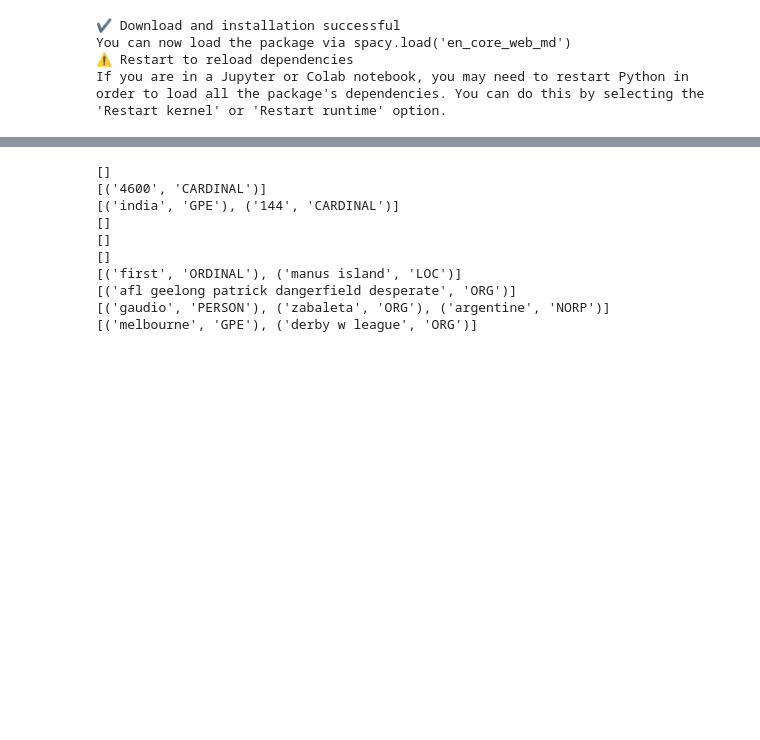
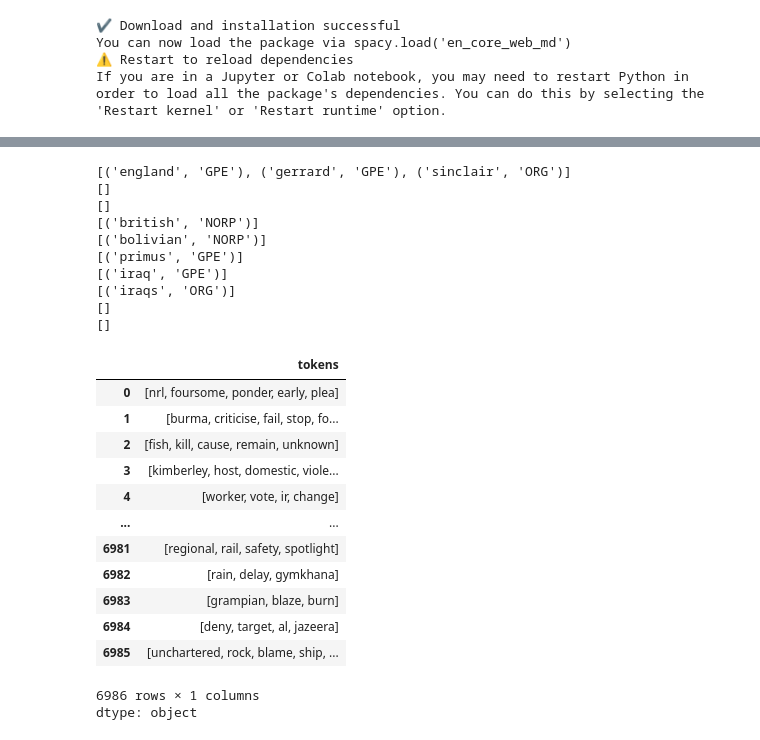
Before and after one commit to almin-byte/million-headlines-topic-modeling, a Jupyter notebook: LDA with gensim and spaCy.ipynb, the cells around one changed output, grey strips where cells are left out. Saved outputs shown, nothing was run; the diff lists cells and outputs as text; code cells hidden in the pictures; blank space fills up the shorter version.

```diff
--- a/LDA with gensim and spaCy.ipynb
+++ b/LDA with gensim and spaCy.ipynb
@@ -54,14 +108,45 @@ test_headlines = np.array(sample.get('headline_text'))
 # %%
+test_headlines = np.array(sample.get('headline_text'))
 for doc in nlp.pipe(test_headlines):
     print([(ent.text, ent.label_) for ent in doc.ents])
 # %% [output]
-[]
-[('4600', 'CARDINAL')]
-[('india', 'GPE'), ('144', 'CARDINAL')]
+[('england', 'GPE'), ('gerrard', 'GPE'), ('sinclair', 'ORG')]
 []
 []
+[('british', 'NORP')]
+[('bolivian', 'NORP')]
+[('primus', 'GPE')]
+[('iraq', 'GPE')]
+[('iraqs', 'ORG')]
 []
-[('first', 'ORDINAL'), ('manus island', 'LOC')]
-[('afl geelong patrick dangerfield desperate', 'ORG')]
-[('gaudio', 'PERSON'), ('zabaleta', 'ORG'), ('argentine', 'NORP')]
-[('melbourne', 'GPE'), ('derby w league', 'ORG')]
+[]
+# %%
+X_train, X_test = train_test_split(headlines, test_size = .959, random_state=111)
+# %%
+X_train = X_train.reset_index()
+# %%
+# tags to be removed
+removal= ['ADV','PRON','CCONJ','PUNCT','PART','DET','ADP','SPACE', 'NUM', 'SYM']
+
+tokens = []
+for headline in nlp.pipe(X_train['headline_text']):
+  proj_tok = [token.lemma_.lower() for token in headline if token.pos_ not in removal and not token.is_stop and token.is_alpha]
+  tokens.append(proj_tok)
+# %%
+X_train['tokens'] = tokens
+X_train['tokens']
+# %% [output]
+|  | tokens |
+| 0 | [nrl, foursome, ponder, early, plea] |
+| 1 | [burma, criticise, fail, stop, fo... |
+| 2 | [fish, kill, cause, remain, unknown] |
+| 3 | [kimberley, host, domestic, viole... |
+| 4 | [worker, vote, ir, change] |
+| ... | ... |
+| 6981 | [regional, rail, safety, spotlight] |
+| 6982 | [rain, delay, gymkhana] |
+| 6983 | [grampian, blaze, burn] |
+| 6984 | [deny, target, al, jazeera] |
+| 6985 | [unchartered, rock, blame, ship, ... |
+6986 rows × 1 columns
+dtype: object
```
Also changed, not shown: parts of 20 cells of this notebook.
